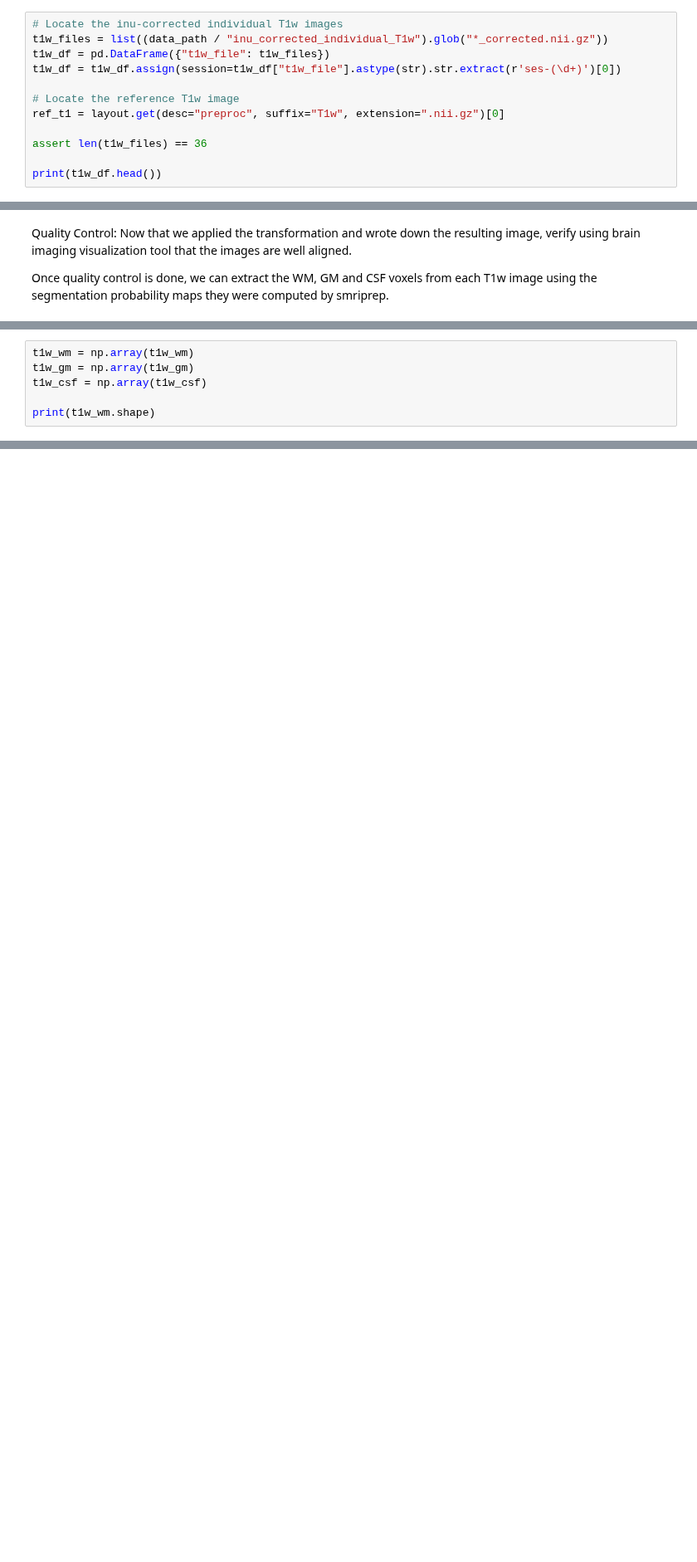
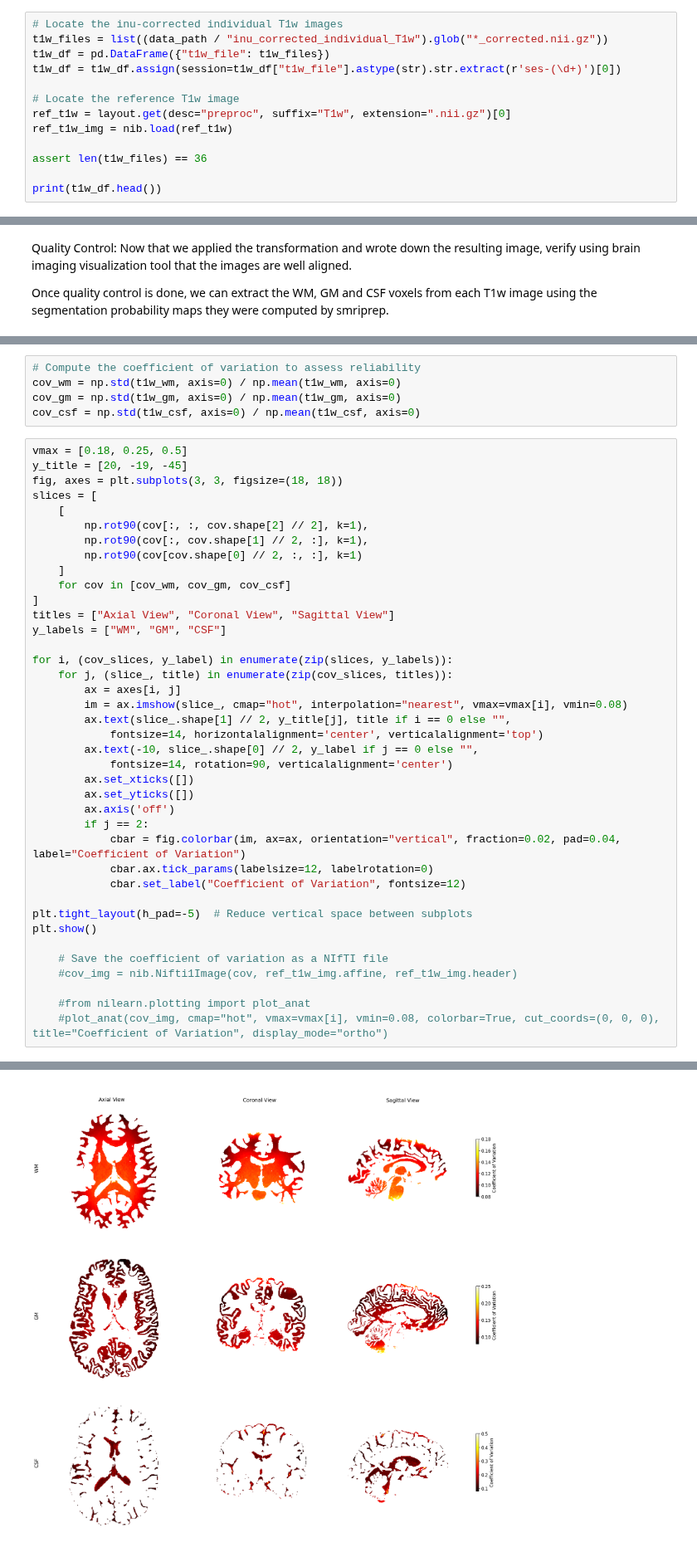
Before and after one commit to oesteban/hcph-sops, a Jupyter notebook: docs/analysis/t1w_reliability.ipynb, the cells around one changed output, grey strips where cells are left out. Shown at 83% size. Drawn from its saved outputs; the diff is of its cells as text; blank space fills up the shorter version.

Commit message:
enh: compute and visualize voxel-wise coefficient of variation on T1w signal value

```diff
--- a/docs/analysis/t1w_reliability.ipynb
+++ b/docs/analysis/t1w_reliability.ipynb
@@ -22,7 +23,8 @@ t1w_df = pd.DataFrame({"t1w_file": t1w_files})
 t1w_df = t1w_df.assign(session=t1w_df["t1w_file"].astype(str).str.extract(r'ses-(\d+)')[0])
 
 # Locate the reference T1w image
-ref_t1 = layout.get(desc="preproc", suffix="T1w", extension=".nii.gz")[0]
+ref_t1w = layout.get(desc="preproc", suffix="T1w", extension=".nii.gz")[0]
+ref_t1w_img = nib.load(ref_t1w)
 
 assert len(t1w_files) == 36
 
@@ -130,7 +136,45 @@ assert t1w_wm[0].shape == wm_seg.shape
+# %%
+# Compute the coefficient of variation to assess reliability
+cov_wm = np.std(t1w_wm, axis=0) / np.mean(t1w_wm, axis=0)
+cov_gm = np.std(t1w_gm, axis=0) / np.mean(t1w_gm, axis=0)
+cov_csf = np.std(t1w_csf, axis=0) / np.mean(t1w_csf, axis=0)
 # %%
-t1w_wm = np.array(t1w_wm)
-t1w_gm = np.array(t1w_gm)
-t1w_csf = np.array(t1w_csf)
+vmax = [0.18, 0.25, 0.5]
+y_title = [20, -19, -45]
+fig, axes = plt.subplots(3, 3, figsize=(18, 18))
+slices = [
+    [
+        np.rot90(cov[:, :, cov.shape[2] // 2], k=1),
+        np.rot90(cov[:, cov.shape[1] // 2, :], k=1),
+        np.rot90(cov[cov.shape[0] // 2, :, :], k=1)
+    ]
+    for cov in [cov_wm, cov_gm, cov_csf]
+]
+titles = ["Axial View", "Coronal View", "Sagittal View"]
+y_labels = ["WM", "GM", "CSF"]
 
-print(t1w_wm.shape)
+for i, (cov_slices, y_label) in enumerate(zip(slices, y_labels)):
+    for j, (slice_, title) in enumerate(zip(cov_slices, titles)):
+        ax = axes[i, j]
+        im = ax.imshow(slice_, cmap="hot", interpolation="nearest", vmax=vmax[i], vmin=0.08)
+        ax.text(slice_.shape[1] // 2, y_title[j], title if i == 0 else "",
+            fontsize=14, horizontalalignment='center', verticalalignment='top')
+        ax.text(-10, slice_.shape[0] // 2, y_label if j == 0 else "",
+            fontsize=14, rotation=90, verticalalignment='center')
+        ax.set_xticks([])
+        ax.set_yticks([])
+        ax.axis('off')
+        if j == 2:
+            cbar = fig.colorbar(im, ax=ax, orientation="vertical", fraction=0.02, pad=0.04, label="Coefficient of Variation")
+            cbar.ax.tick_params(labelsize=12, labelrotation=0)
+            cbar.set_label("Coefficient of Variation", fontsize=12)
+
+plt.tight_layout(h_pad=-5)  # Reduce vertical space between subplots
+plt.show()
+
+    # Save the coefficient of variation as a NIfTI file
+    #cov_img = nib.Nifti1Image(cov, ref_t1w_img.affine, ref_t1w_img.header)
+
+    #from nilearn.plotting import plot_anat
+    #plot_anat(cov_img, cmap="hot", vmax=vmax[i], vmin=0.08, colorbar=True, cut_coords=(0, 0, 0), title="Coefficient of Variation", display_mode="ortho")
 # %% [output]
@@ -137,0 +181 @@ print(t1w_wm.shape)
+[figure, added]
```
Also changed, not shown: parts of 4 cells of this notebook.
